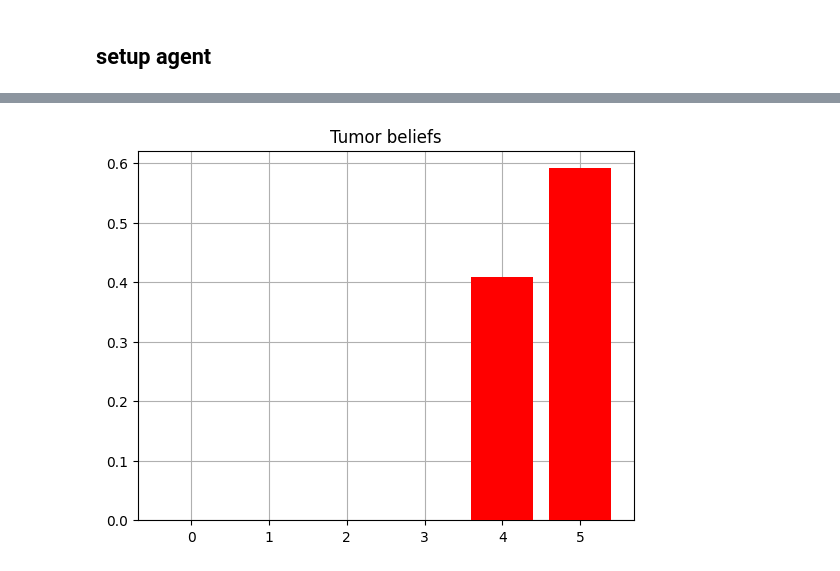
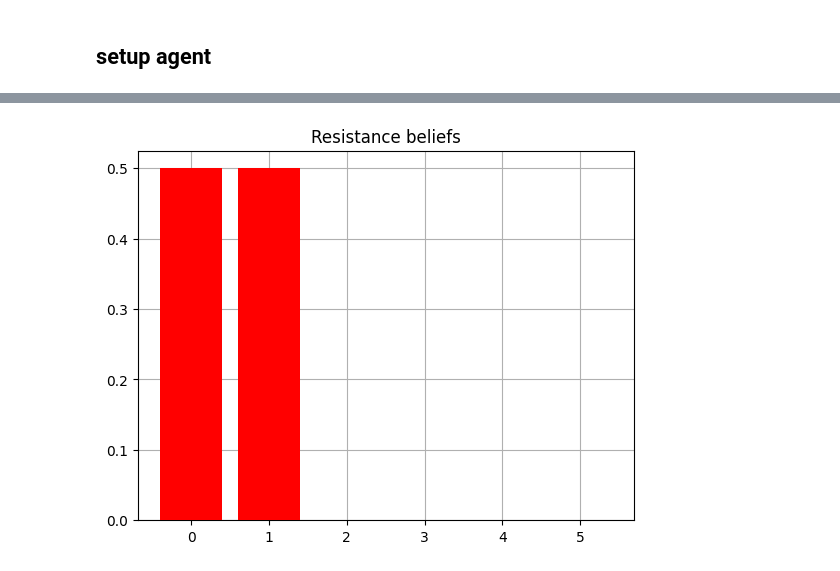
Before and after one commit to emilfrej/Active-Inference-Adaptive-Therapy, a Jupyter notebook: Python/discrete_sim_notebook.ipynb, the cells around one changed output, grey strips where cells are left out. Drawn from its saved outputs; the diff is of its cells as text; code cells hidden in the pictures.

Commit message:
Made get_expected_states collapse B[f] when need
The exact ordering of collapsing each b[f] is necessary to specify

```diff
--- a/Python/discrete_sim_notebook.ipynb
+++ b/Python/discrete_sim_notebook.ipynb
@@ -457,11 +457,22 @@ n_actions = 2
 
 policies = pymdp.control.construct_policies(num_states=[[6,6,2], [6,6,2], [2,2,2]], num_controls=[2, 2, 2], policy_len=policy_len)
 
-
-
 agent = pymdp.agent.Agent(A = A, B = B, C = C, D = D)
 
 belief_states = agent.infer_states(o)
+
+#collapse tumor by resistance, t-1 beliefs
+collapse_list_tumor = [(1, -1)]
+
+#collapse resistance by tumor, t0 beliefs
+collapse_list_resistance = [(0, 0)]
+
+#make a list of collapsing workflows ordered by factor
+collapse_list = [collapse_list_tumor, collapse_list_resistance, []]
+
+# set resistance belief that I'm sure that the resistance is at the highest level
+tumor_beliefs  = belief_states[0]
+resistance_beliefs = belief_states[1]
 
 
 def get_expected_states(qs, B, policy):
@@ -497,52 +508,43 @@ def get_expected_states(qs, B, policy):
 
         for control_factor, action in enumerate(policy[t,:]):
 
-            qs_pi[t+1][control_factor] = B[control_factor][:,:,int(action)].dot(qs_pi[t][control_factor])
+            #figure out which B matrix to use
+            collapse_workflows = collapse_list[control_factor]
 
+            #Get all slices for the chosen action
+            B_factor = B[control_factor][...,int(action)]
+            if len(collapse_workflows) > 0:
+
+                #for each collapse which is a (factor and timeoffset),
+                for workflow in collapse_workflows:
+                    #get timesteps of belief and what state to collapse by
+                    factor, time_offset = workflow
+
+                    #Get the dot.product to collapse the b
+                    B_factor = B_factor.dot(qs_pi[t+time_offset+1][factor])
+
+            #calculate expected posterior of the state for the timestep given the action
+            qs_pi[t+1][control_factor] = B_factor.dot(qs_pi[t][control_factor])
+
+    #Return a list of expected states given the policy
     return qs_pi[1:]
 
-n_steps = policy_len
 
-policy = policies[3]
+print(policies[0].shape)
 
-n_steps = policy.shape[0]
-n_factors = policy.shape[1]
-
-# set resistance belief that I'm sure that the resistance is at the highest level
-tumor_beliefs  = belief_states[0]
-resistance_beliefs = belief_states[1]
-
-# first collapse one dimension of transition matrix by weighting the expected states by the resistance belief
-tumor_TPM = B[0][..., 1].dot(resistance_beliefs)
-
-# then collapse the second dimension by weighting the expected states by the tumor belief
-tumor_posterior = tumor_TPM.dot(belief_state[0])
+#make a 4x3 array where rows are all 1s and the columns are 0,1,2
+policy = np.ones((100,3))
+policy[30:,:] = 0
 
 
-plot_beliefs(tumor_posterior, title_str = "Tumor beliefs")
-
-#ordered indicies of beliefs to collapse by
-order_of_states_to_collapse_by = [1,0]
-#for resistance
-
-#def a function to collapse the TPMs in when calculating expected states. Takes the matrix that should be collapsed, beliefs, and a list of ints that represent the factor which tpm should be weighted by
-def collapse_tpm(matrix, action, belief_states, order_of_states_to_collapse_by):
+belief_states[1] = np.array([1,0,0,0,0,0])
+expected_states = get_expected_states(belief_states, B, policy=policy)
 
 
-    matrix = matrix[..., action]
+for t in range(policy.shape[0]):
 
-    for i in order_of_states_to_collapse_by:
+        for control_factor, action in enumerate(policy[t,:]):
 
-        matrix = matrix.dot(belief_states[i])
-
-    return matrix
-
-tumor_posterior = collapse_tpm(B[0], 1, belief_states, order_of_states_to_collapse_by)
-
-
-plot_beliefs(tumor_posterior, title_str = "Tumor beliefs")
-
-
-##NEXT integrate in get expected states.
-#find a way to specify a number the order of states to reweight each b[f] matrix
+            titles = ['Tumor beliefs', 'Resistance beliefs', 'Treatment beliefs']
+            plot_beliefs(expected_states[t][control_factor], title_str=titles[control_factor])
 # %% [output]
@@ -550 +553 @@ plot_beliefs(tumor_posterior, title_str = "Tumor beliefs")
-[figure, old version]
+[figure, new version]
```
Also changed, not shown: parts of 3 cells of this notebook.
